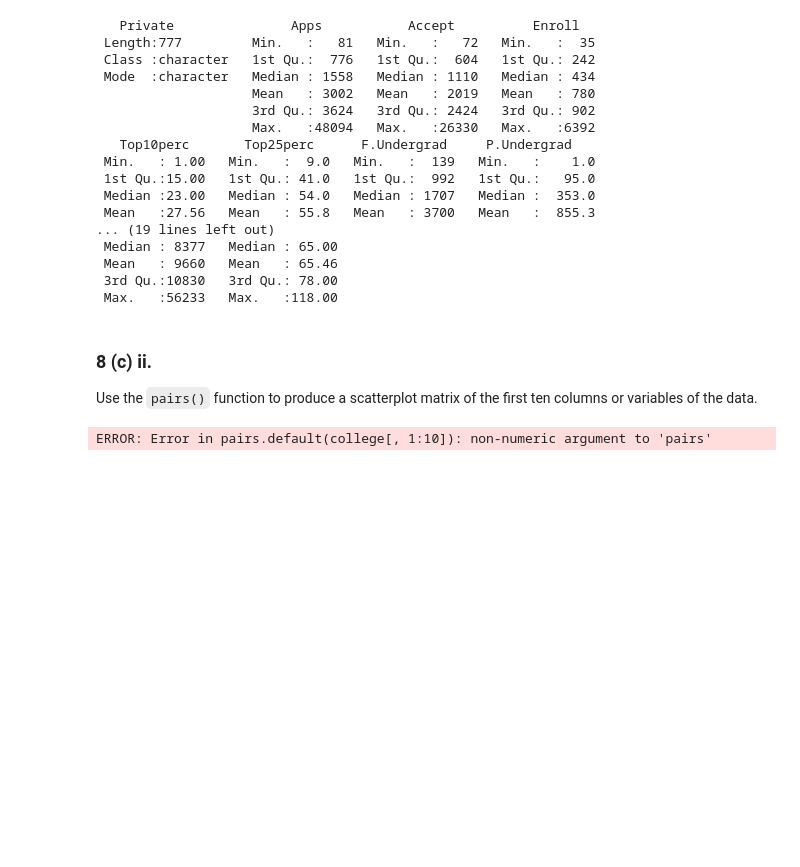
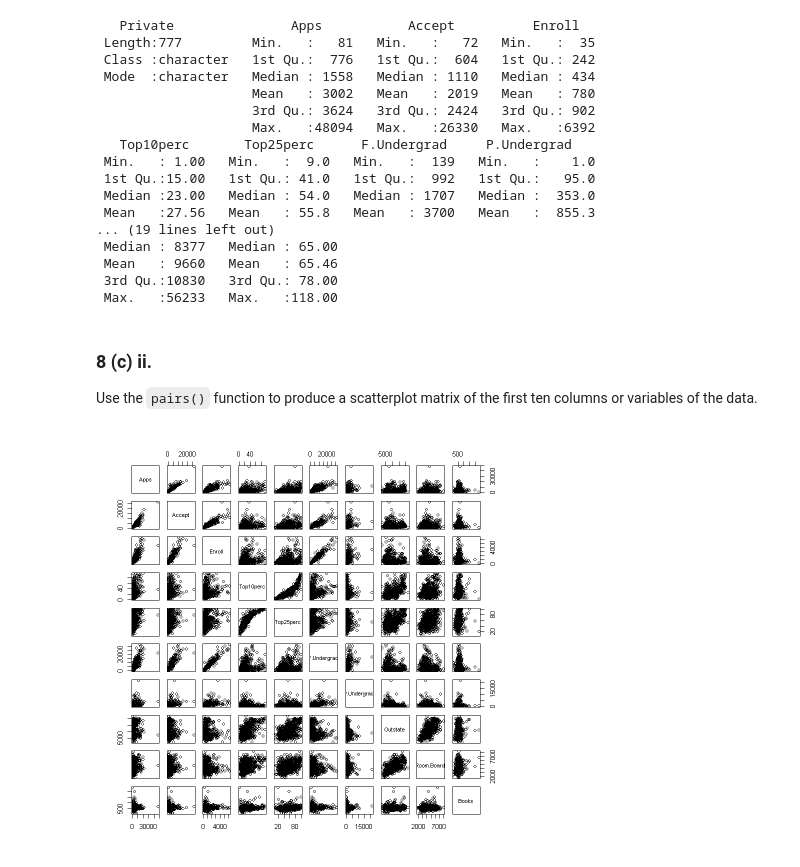
Before and after one commit to jlmolloy/rit-book-club, a Jupyter notebook: ISL/chapter02/Applied Exercises.ipynb, the cells around one changed output. Saved outputs shown, nothing was run; the diff lists cells and outputs as text; code cells hidden in the pictures; blank space fills up the shorter version.

```diff
--- a/ISL/chapter02/Applied Exercises.ipynb
+++ b/ISL/chapter02/Applied Exercises.ipynb
@@ -89,6 +88,6 @@ summary(college)
 Use the `pairs()` function to produce a scatterplot matrix of
 the first ten columns or variables of the data.
 # %%
-pairs(college[, 1:10])
+pairs(college[, 2:11])
 # %% [output]
-ERROR: Error in pairs.default(college[, 1:10]): non-numeric argument to 'pairs'
+[figure, added]
```
Also changed, not shown: parts of 66 cells of this notebook.
